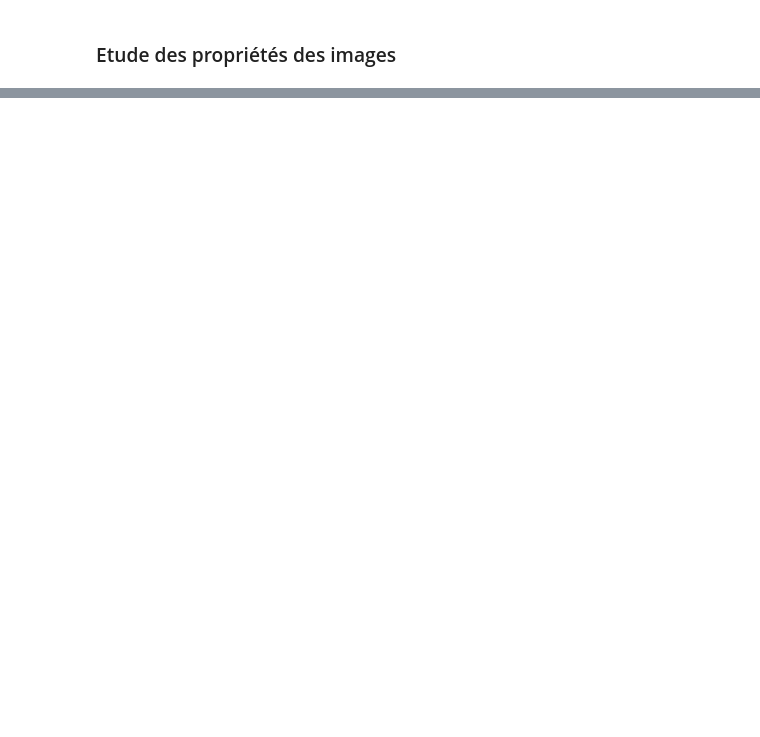
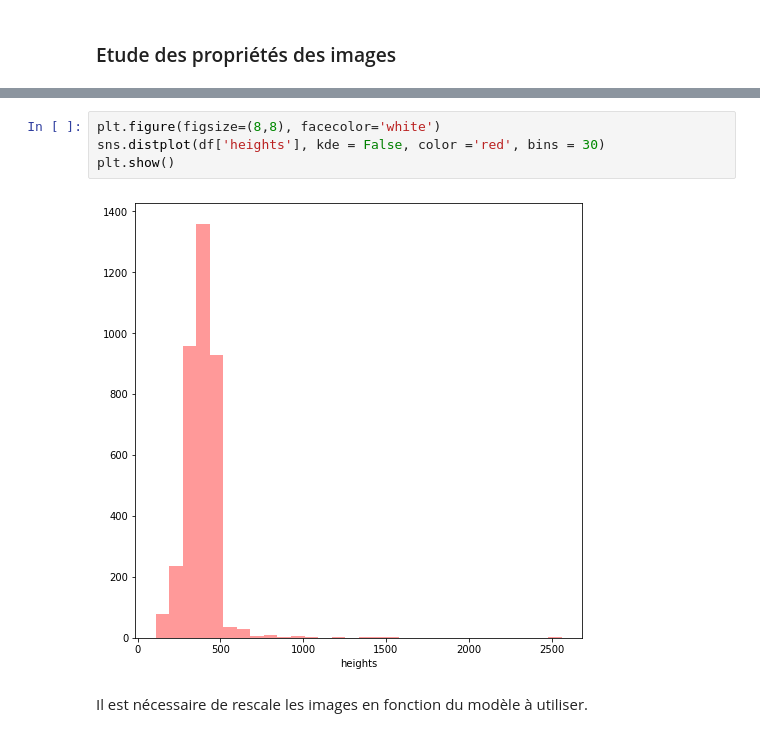
Before and after one commit to VincentNFR/openclassrooms_p06, a Jupyter notebook: analyse_exploratoire.ipynb, the cells around one changed output, grey strips where cells are left out. Saved outputs shown, nothing was run; the diff lists cells and outputs as text; blank space fills up the shorter version.

```diff
--- a/analyse_exploratoire.ipynb
+++ b/analyse_exploratoire.ipynb
@@ -50,0 +221,8 @@ df_image.head(5)
+# %%
+plt.figure(figsize=(8,8), facecolor='white')
+sns.distplot(df['heights'], kde = False, color ='red', bins = 30)
+plt.show()
+# %% [output]
+[figure, added]
+# %% [markdown]
+Il est nécessaire de rescale les images en fonction du modèle à utiliser.
```
Also changed, not shown: parts of 31 cells of this notebook.
